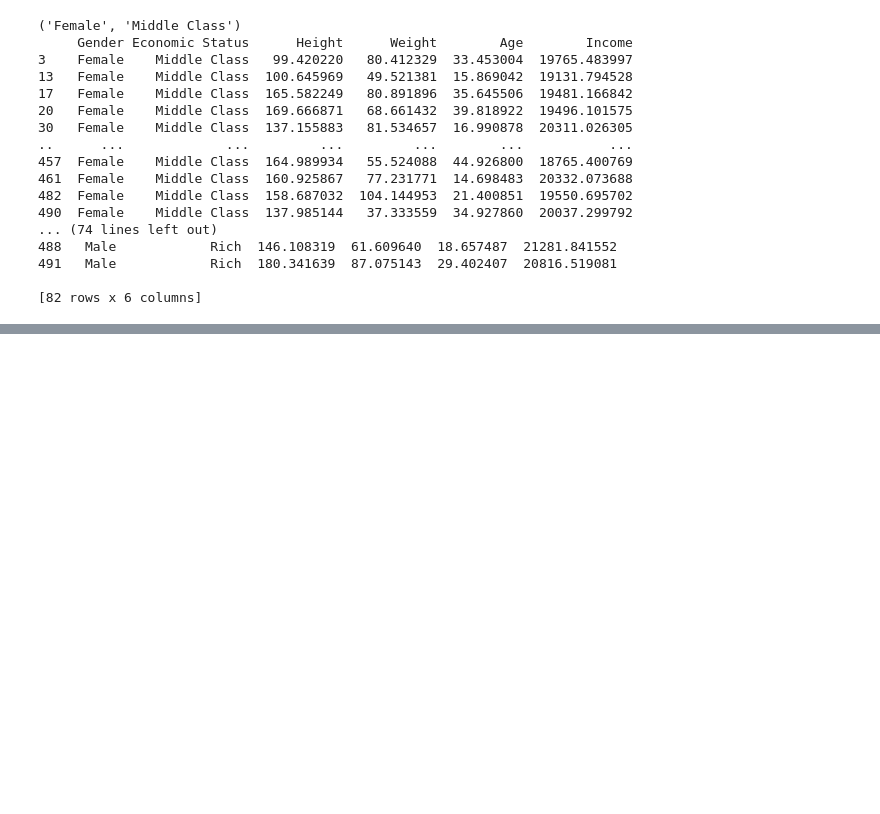
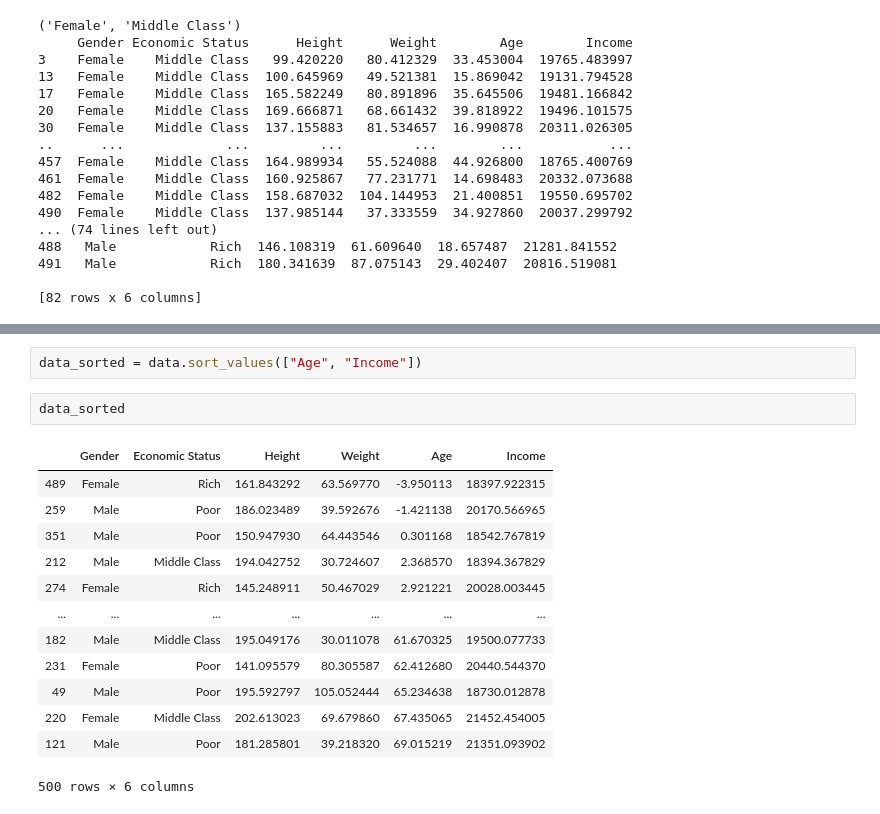
Before and after one commit to olivisoll/python_ML, a Jupyter notebook: notebooks/T2 - 3 - Data Cleaning - Agrupación de Datos.ipynb, the cells around one changed output, grey strips where cells are left out. Cells and saved outputs as stored; diff of their text form; blank space fills up the shorter version.

```diff
--- a/notebooks/T2 - 3 - Data Cleaning - Agrupación de Datos.ipynb
+++ b/notebooks/T2 - 3 - Data Cleaning - Agrupación de Datos.ipynb
@@ -149,0 +360,18 @@ for names, groups in double_group:
+# %%
+data_sorted = data.sort_values(["Age", "Income"])
+# %%
+data_sorted
+# %% [output]
+|  | Gender | Economic Status | Height | Weight | Age | Income |
+| 489 | Female | Rich | 161.843292 | 63.569770 | -3.950113 | 18397.922315 |
+| 259 | Male | Poor | 186.023489 | 39.592676 | -1.421138 | 20170.566965 |
+| 351 | Male | Poor | 150.947930 | 64.443546 | 0.301168 | 18542.767819 |
+| 212 | Male | Middle Class | 194.042752 | 30.724607 | 2.368570 | 18394.367829 |
+| 274 | Female | Rich | 145.248911 | 50.467029 | 2.921221 | 20028.003445 |
+| ... | ... | ... | ... | ... | ... | ... |
+| 182 | Male | Middle Class | 195.049176 | 30.011078 | 61.670325 | 19500.077733 |
+| 231 | Female | Poor | 141.095579 | 80.305587 | 62.412680 | 20440.544370 |
+| 49 | Male | Poor | 195.592797 | 105.052444 | 65.234638 | 18730.012878 |
+| 220 | Female | Middle Class | 202.613023 | 69.679860 | 67.435065 | 21452.454005 |
+| 121 | Male | Poor | 181.285801 | 39.218320 | 69.015219 | 21351.093902 |
+500 rows × 6 columns
```
Also changed, not shown: parts of 27 cells of this notebook.
